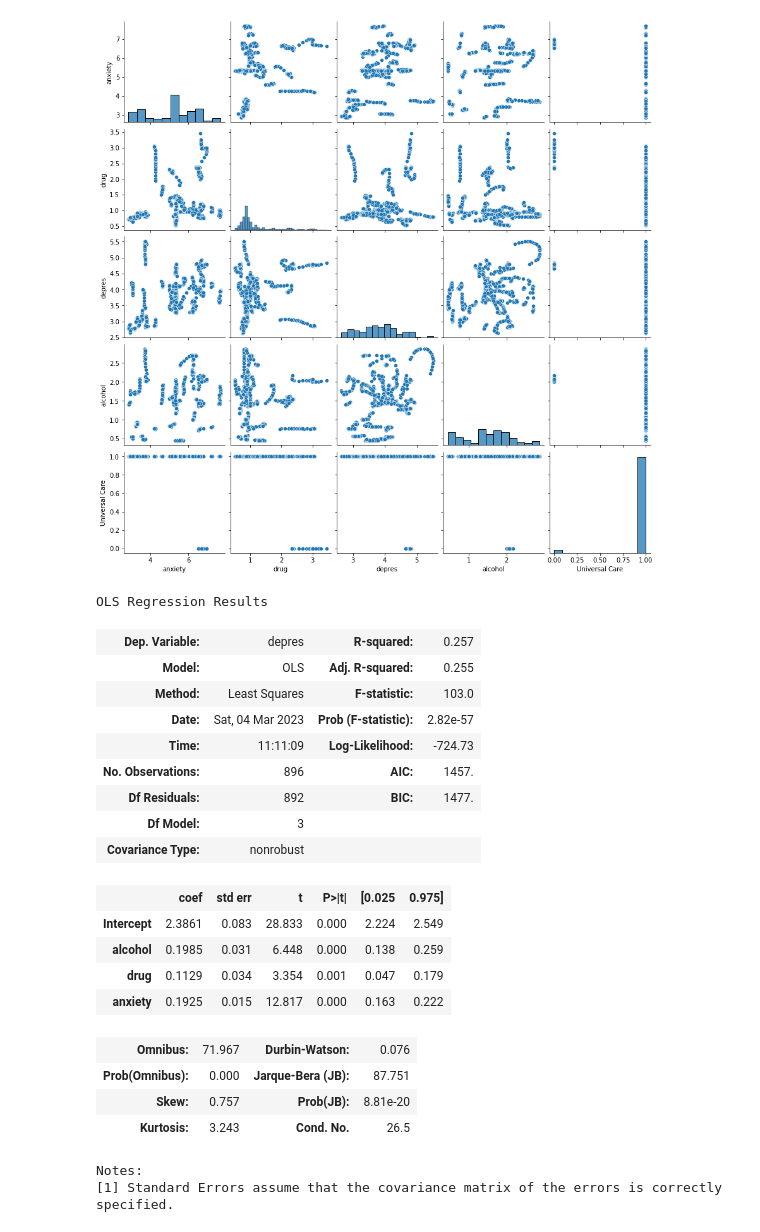
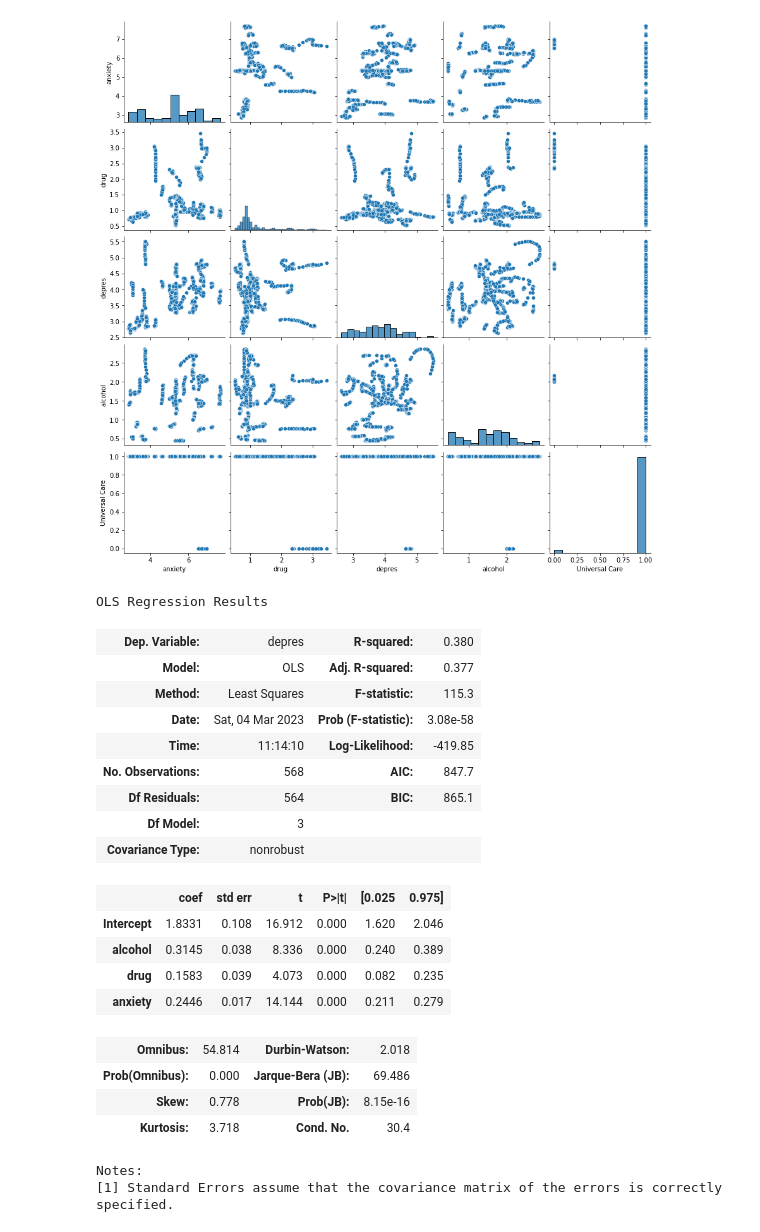
Before and after one commit to marlenealanis/stat-303-2-project, a Jupyter notebook: Project_dataframe.ipynb, the cells around one changed output. Cells and saved outputs as stored; diff of their text form; code cells hidden in the pictures.

```diff
--- a/Project_dataframe.ipynb
+++ b/Project_dataframe.ipynb
@@ -70,27 +70,27 @@ plt.show()
 # %% [output]
 [figure]
 # %%
-ed_obj = smf.ols(formula = 'depres~alcohol+drug+anxiety', data = developed).fit()
+ed_obj = smf.ols(formula = 'depres~alcohol+drug+anxiety', data = train).fit()
 ed_obj.summary()
 # %% [output]
 OLS Regression Results
-| Dep. Variable: | depres | R-squared: | 0.257 |
-| Model: | OLS | Adj. R-squared: | 0.255 |
-| Method: | Least Squares | F-statistic: | 103.0 |
-| Date: | Sat, 04 Mar 2023 | Prob (F-statistic): | 2.82e-57 |
-| Time: | 11:11:09 | Log-Likelihood: | -724.73 |
-| No. Observations: | 896 | AIC: | 1457. |
-| Df Residuals: | 892 | BIC: | 1477. |
+| Dep. Variable: | depres | R-squared: | 0.380 |
+| Model: | OLS | Adj. R-squared: | 0.377 |
+| Method: | Least Squares | F-statistic: | 115.3 |
+| Date: | Sat, 04 Mar 2023 | Prob (F-statistic): | 3.08e-58 |
+| Time: | 11:14:10 | Log-Likelihood: | -419.85 |
+| No. Observations: | 568 | AIC: | 847.7 |
+| Df Residuals: | 564 | BIC: | 865.1 |
 | Df Model: | 3 |  |  |
 | Covariance Type: | nonrobust |  |  |
 |  | coef | std err | t | P>|t| | [0.025 | 0.975] |
-| Intercept | 2.3861 | 0.083 | 28.833 | 0.000 | 2.224 | 2.549 |
-| alcohol | 0.1985 | 0.031 | 6.448 | 0.000 | 0.138 | 0.259 |
-| drug | 0.1129 | 0.034 | 3.354 | 0.001 | 0.047 | 0.179 |
-| anxiety | 0.1925 | 0.015 | 12.817 | 0.000 | 0.163 | 0.222 |
+| Intercept | 1.8331 | 0.108 | 16.912 | 0.000 | 1.620 | 2.046 |
+| alcohol | 0.3145 | 0.038 | 8.336 | 0.000 | 0.240 | 0.389 |
+| drug | 0.1583 | 0.039 | 4.073 | 0.000 | 0.082 | 0.235 |
+| anxiety | 0.2446 | 0.017 | 14.144 | 0.000 | 0.211 | 0.279 |
-| Omnibus: | 71.967 | Durbin-Watson: | 0.076 |
-| Prob(Omnibus): | 0.000 | Jarque-Bera (JB): | 87.751 |
-| Skew: | 0.757 | Prob(JB): | 8.81e-20 |
-| Kurtosis: | 3.243 | Cond. No. | 26.5 |
+| Omnibus: | 54.814 | Durbin-Watson: | 2.018 |
+| Prob(Omnibus): | 0.000 | Jarque-Bera (JB): | 69.486 |
+| Skew: | 0.778 | Prob(JB): | 8.15e-16 |
+| Kurtosis: | 3.718 | Cond. No. | 30.4 |
 Notes:
 [1] Standard Errors assume that the covariance matrix of the errors is correctly specified.
```
